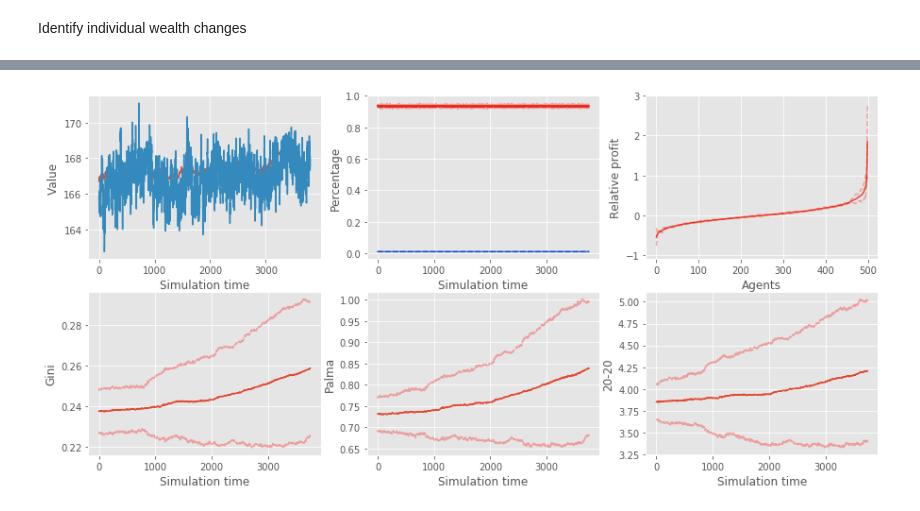
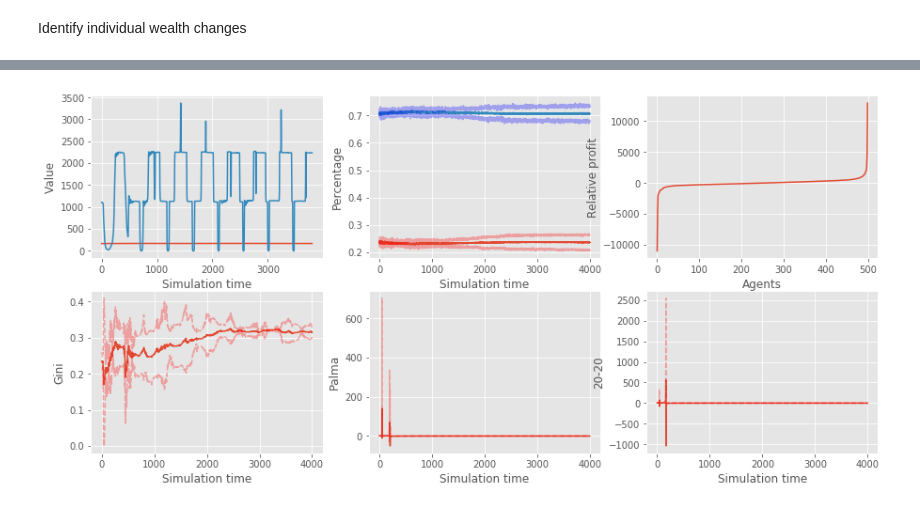
Before and after one commit to joerischasfoort/bubble-inequality, a Jupyter notebook: Appendix_model_dynamics.ipynb, the cells around one changed output, grey strips where cells are left out. Saved outputs shown, nothing was run; the diff lists cells and outputs as text; code cells hidden in the pictures.

```diff
--- a/Appendix_model_dynamics.ipynb
+++ b/Appendix_model_dynamics.ipynb
@@ -818,15 +820,20 @@ fig.savefig('experiment1_dynamics.png', dpi=200, bbox_inches = 'tight', pad_inch
 # %%
+with open('parameters.json', 'r') as f:
+    params = json.loads(f.read())
+
 params['ticks'] = 4000
-params['strat_share_chartists'] = 0.0
+params['strat_share_chartists'] = 0.75
 params['fundamentalist_horizon_multiplier'] = 0.5
 params['average_learning_ability'] = 0.0
 params['mutation_intensity'] = 0.0
+# %%
+NRUNS = 3
 # %%
 trdrs_f = []
 orbs_f = []
 for seed in range(NRUNS):
     traders, orderbook = init_objects_distr(params, seed)
-    traders, orderbook = pb_distr_model(traders, orderbook, params, seed)
+    traders, orderbook = pb_distr_model_no_stocks(traders, orderbook, params, seed)
     trdrs_f.append(traders)
     orbs_f.append(orderbook)
 # %% [output]
@@ -992,6 +1017,8 @@ for t in range(params['ticks']):
     low, up = confidence_interval(t_twtw, np.mean(t_twtw))
     low_twtw_ot.append(max(0.0, low))
     up_twtw_ot.append(up)
+# %%
+burn_in_period = 0
 # %%
 fig, ((ax1, ax2, ax3),(ax4, ax5, ax6)) = plt.subplots(2, 3, figsize=(15,7))
 
@@ -1014,34 +1041,34 @@ ax2.plot(range(len(up_trend_sentiment[burn_in_period:])), up_trend_sentiment[bur
 
 # ax2.plot(range(len(av_random_sentiment[burn_in_period:])), av_random_sentiment[burn_in_period:], 'k', label='random ')
 # ax2.plot(range(len(lo_random_sentiment[burn_in_period:])), lo_random_sentiment[burn_in_period:], 'k--', alpha=0.3)
 # ax2.plot(range(len(up_random_sentiment[burn_in_period:])), up_random_sentiment[burn_in_period:], 'k--', alpha=0.3)
 
 ax3.plot(range(len(av_ordered_profits)), av_ordered_profits)
-ax3.plot(range(len(av_ordered_profits)), ucf_ordered_profits, 'r--', alpha=0.3)
-ax3.plot(range(len(av_ordered_profits)), lcf_ordered_profits, 'r--', alpha=0.3)
+#ax3.plot(range(len(av_ordered_profits)), ucf_ordered_profits, 'r--', alpha=0.3)
+#ax3.plot(range(len(av_ordered_profits)), lcf_ordered_profits, 'r--', alpha=0.3)
 ax3.set_ylabel('Relative profit', fontsize='12')
-ax3.set_ylim(-1.1, 3)
+#ax3.set_ylim(-1.1, 3)
 
 ax4.plot(range(len(av_gini_ot[burn_in_period:])), av_gini_ot[burn_in_period:])
 ax4.plot(range(len(low_gini_ot[burn_in_period:])), low_gini_ot[burn_in_period:], 'r--', alpha=0.3)
 ax4.plot(range(len(up_gini_ot[burn_in_period:])), up_gini_ot[burn_in_period:], 'r--', alpha=0.3)
 ax4.set_ylabel('Gini', fontsize='12')
 
 ax5.plot(range(len(av_gini_ot[burn_in_period:])), av_palma_ot[burn_in_period:])
 ax5.plot(range(len(low_gini_ot[burn_in_period:])), low_palma_ot[burn_in_period:], 'r--', alpha=0.3)
 ax5.plot(range(len(up_gini_ot[burn_in_period:])), up_palma_ot[burn_in_period:], 'r--', alpha=0.3)
 ax5.set_ylabel('Palma', fontsize='12')
 
 ax6.plot(range(len(av_gini_ot[burn_in_period:])), av_twtw_ot[burn_in_period:])
 ax6.plot(range(len(low_gini_ot[burn_in_period:])), low_twtw_ot[burn_in_period:], 'r--', alpha=0.3)
 ax6.plot(range(len(up_gini_ot[burn_in_period:])), up_twtw_ot[burn_in_period:], 'r--', alpha=0.3)
 ax6.set_ylabel('20-20', fontsize='12')
 
 for ax in (ax1, ax2, ax4, ax5, ax6):
     ax.set_xlabel('Simulation time', fontsize='12')
 
 ax3.set_xlabel('Agents', fontsize='12')
 
 fig.savefig('experiment2_dynamics.png', dpi=200, bbox_inches = 'tight', pad_inches = 0)
 # %% [output]
-[figure, old version]
+[figure, new version]
```
Also changed, not shown: parts of 3 cells of this notebook, 1 other file.
